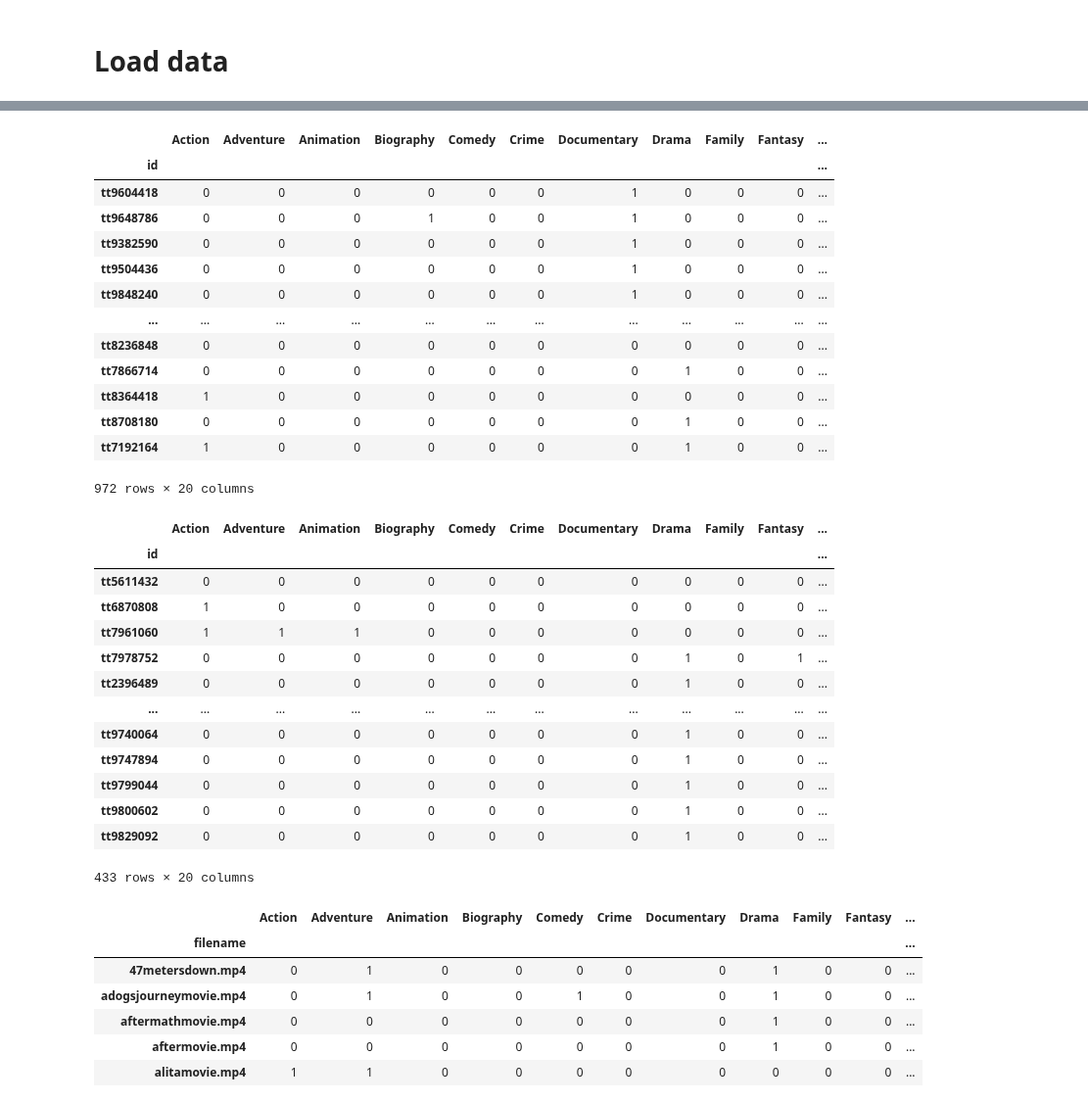
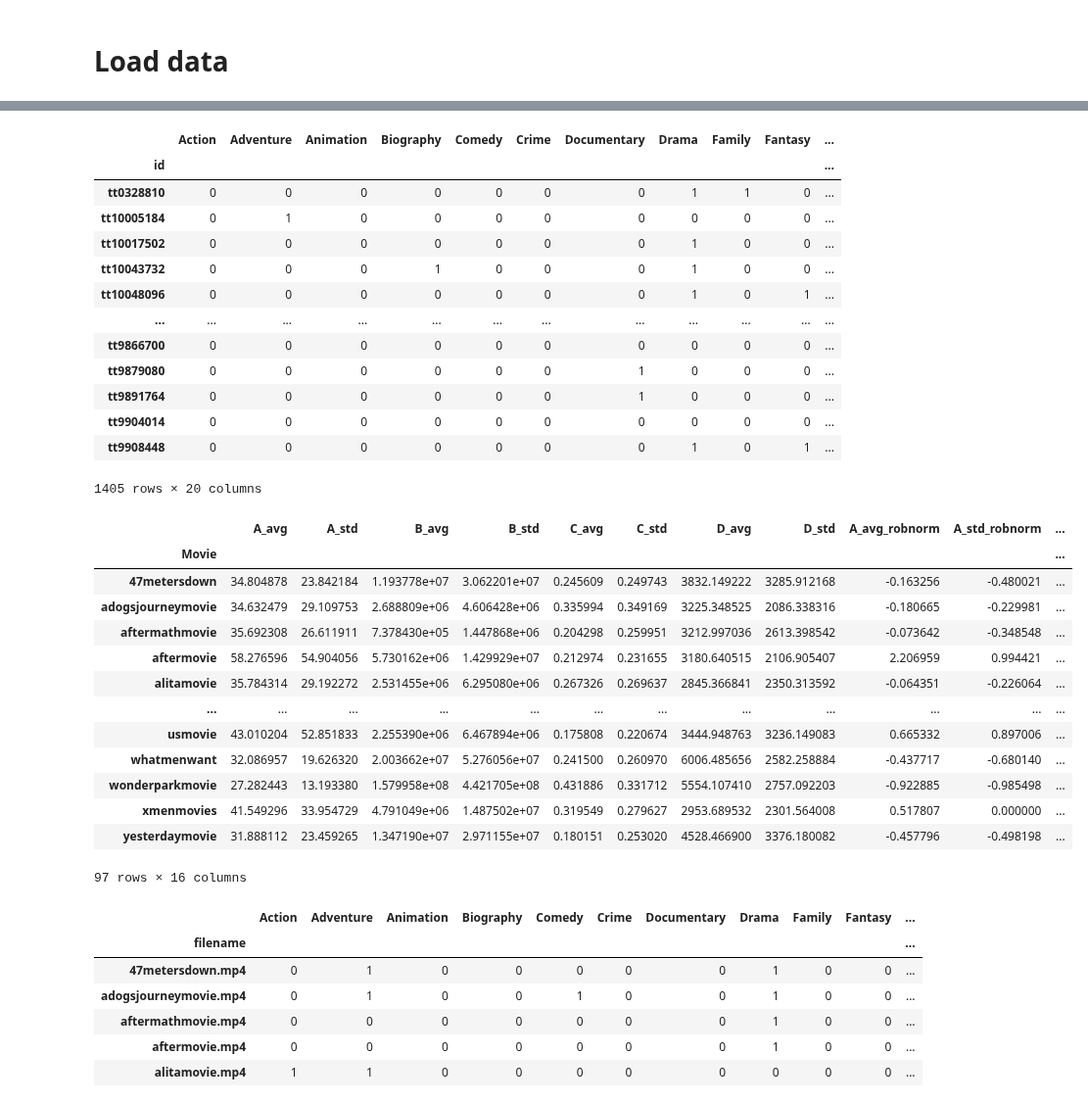
Before and after one commit to arrowill74/GPUbackup, a Jupyter notebook: Video/ShallowNN.ipynb, the cells around one changed output, grey strips where cells are left out. Shown at 98% size. Drawn from its saved outputs; the diff is of its cells as text; code cells hidden in the pictures.

```diff
--- a/Video/ShallowNN.ipynb
+++ b/Video/ShallowNN.ipynb
@@ -51,38 +130,38 @@ WEIGHTS_SAVE = './weight/' + SAVE_NAME + '.h5'
 # %%
-train_label = pd.read_csv('./csv/trainMatrix.csv')
+train_label = pd.read_csv('./csv/filename2genreMat_2018.csv')
 train_label = train_label.set_index('id')
 train_label
 # %% [output]
 |  | Action | Adventure | Animation | Biography | Comedy | Crime | Documentary | Drama | Family | Fantasy | ... |
 | id |  |  |  |  |  |  |  |  |  |  | ... |
-| tt9604418 | 0 | 0 | 0 | 0 | 0 | 0 | 1 | 0 | 0 | 0 | ... |
-| tt9648786 | 0 | 0 | 0 | 1 | 0 | 0 | 1 | 0 | 0 | 0 | ... |
-| tt9382590 | 0 | 0 | 0 | 0 | 0 | 0 | 1 | 0 | 0 | 0 | ... |
-| tt9504436 | 0 | 0 | 0 | 0 | 0 | 0 | 1 | 0 | 0 | 0 | ... |
-| tt9848240 | 0 | 0 | 0 | 0 | 0 | 0 | 1 | 0 | 0 | 0 | ... |
+| tt0328810 | 0 | 0 | 0 | 0 | 0 | 0 | 0 | 1 | 1 | 0 | ... |
+| tt10005184 | 0 | 1 | 0 | 0 | 0 | 0 | 0 | 0 | 0 | 0 | ... |
+| tt10017502 | 0 | 0 | 0 | 0 | 0 | 0 | 0 | 1 | 0 | 0 | ... |
+| tt10043732 | 0 | 0 | 0 | 1 | 0 | 0 | 0 | 1 | 0 | 0 | ... |
+| tt10048096 | 0 | 0 | 0 | 0 | 0 | 0 | 0 | 1 | 0 | 1 | ... |
 | ... | ... | ... | ... | ... | ... | ... | ... | ... | ... | ... | ... |
-| tt8236848 | 0 | 0 | 0 | 0 | 0 | 0 | 0 | 0 | 0 | 0 | ... |
-| tt7866714 | 0 | 0 | 0 | 0 | 0 | 0 | 0 | 1 | 0 | 0 | ... |
-| tt8364418 | 1 | 0 | 0 | 0 | 0 | 0 | 0 | 0 | 0 | 0 | ... |
-| tt8708180 | 0 | 0 | 0 | 0 | 0 | 0 | 0 | 1 | 0 | 0 | ... |
-| tt7192164 | 1 | 0 | 0 | 0 | 0 | 0 | 0 | 1 | 0 | 0 | ... |
+| tt9866700 | 0 | 0 | 0 | 0 | 0 | 0 | 0 | 0 | 0 | 0 | ... |
+| tt9879080 | 0 | 0 | 0 | 0 | 0 | 0 | 1 | 0 | 0 | 0 | ... |
+| tt9891764 | 0 | 0 | 0 | 0 | 0 | 0 | 1 | 0 | 0 | 0 | ... |
+| tt9904014 | 0 | 0 | 0 | 0 | 0 | 0 | 0 | 0 | 0 | 0 | ... |
+| tt9908448 | 0 | 0 | 0 | 0 | 0 | 0 | 0 | 1 | 0 | 1 | ... |
-972 rows × 20 columns
+1405 rows × 20 columns
 # %%
-val_label = pd.read_csv('./csv/validMatrix.csv')
-val_label = val_label.set_index('id')
-val_label
+test_data = pd.read_csv('./csv/computed_robnorm_2019.csv')
+test_data = test_data.set_index('Movie')
+test_data
 # %% [output]
-|  | Action | Adventure | Animation | Biography | Comedy | Crime | Documentary | Drama | Family | Fantasy | ... |
-| id |  |  |  |  |  |  |  |  |  |  | ... |
-| tt5611432 | 0 | 0 | 0 | 0 | 0 | 0 | 0 | 0 | 0 | 0 | ... |
-| tt6870808 | 1 | 0 | 0 | 0 | 0 | 0 | 0 | 0 | 0 | 0 | ... |
-| tt7961060 | 1 | 1 | 1 | 0 | 0 | 0 | 0 | 0 | 0 | 0 | ... |
-| tt7978752 | 0 | 0 | 0 | 0 | 0 | 0 | 0 | 1 | 0 | 1 | ... |
-| tt2396489 | 0 | 0 | 0 | 0 | 0 | 0 | 0 | 1 | 0 | 0 | ... |
+|  | A_avg | A_std | B_avg | B_std | C_avg | C_std | D_avg | D_std | A_avg_robnorm | A_std_robnorm | ... |
+| Movie |  |  |  |  |  |  |  |  |  |  | ... |
+| 47metersdown | 34.804878 | 23.842184 | 1.193778e+07 | 3.062201e+07 | 0.245609 | 0.249743 | 3832.149222 | 3285.912168 | -0.163256 | -0.480021 | ... |
+| adogsjourneymovie | 34.632479 | 29.109753 | 2.688809e+06 | 4.606428e+06 | 0.335994 | 0.349169 | 3225.348525 | 2086.338316 | -0.180665 | -0.229981 | ... |
+| aftermathmovie | 35.692308 | 26.611911 | 7.378430e+05 | 1.447868e+06 | 0.204298 | 0.259951 | 3212.997036 | 2613.398542 | -0.073642 | -0.348548 | ... |
+| aftermovie | 58.276596 | 54.904056 | 5.730162e+06 | 1.429929e+07 | 0.212974 | 0.231655 | 3180.640515 | 2106.905407 | 2.206959 | 0.994421 | ... |
+| alitamovie | 35.784314 | 29.192272 | 2.531455e+06 | 6.295080e+06 | 0.267326 | 0.269637 | 2845.366841 | 2350.313592 | -0.064351 | -0.226064 | ... |
 | ... | ... | ... | ... | ... | ... | ... | ... | ... | ... | ... | ... |
-| tt9740064 | 0 | 0 | 0 | 0 | 0 | 0 | 0 | 1 | 0 | 0 | ... |
-| tt9747894 | 0 | 0 | 0 | 0 | 0 | 0 | 0 | 1 | 0 | 0 | ... |
-| tt9799044 | 0 | 0 | 0 | 0 | 0 | 0 | 0 | 1 | 0 | 0 | ... |
-| tt9800602 | 0 | 0 | 0 | 0 | 0 | 0 | 0 | 1 | 0 | 0 | ... |
-| tt9829092 | 0 | 0 | 0 | 0 | 0 | 0 | 0 | 1 | 0 | 0 | ... |
+| usmovie | 43.010204 | 52.851833 | 2.255390e+06 | 6.467894e+06 | 0.175808 | 0.220674 | 3444.948763 | 3236.149083 | 0.665332 | 0.897006 | ... |
+| whatmenwant | 32.086957 | 19.626320 | 2.003662e+07 | 5.276056e+07 | 0.241500 | 0.260970 | 6006.485656 | 2582.258884 | -0.437717 | -0.680140 | ... |
+| wonderparkmovie | 27.282443 | 13.193380 | 1.579958e+08 | 4.421705e+08 | 0.431886 | 0.331712 | 5554.107410 | 2757.092203 | -0.922885 | -0.985498 | ... |
+| xmenmovies | 41.549296 | 33.954729 | 4.791049e+06 | 1.487502e+07 | 0.319549 | 0.279627 | 2953.689532 | 2301.564008 | 0.517807 | 0.000000 | ... |
+| yesterdaymovie | 31.888112 | 23.459265 | 1.347190e+07 | 2.971155e+07 | 0.180151 | 0.253020 | 4528.466900 | 3376.180082 | -0.457796 | -0.498198 | ... |
-433 rows × 20 columns
+97 rows × 16 columns
```
Also changed, not shown: parts of 32 cells of this notebook, 28 other files.
